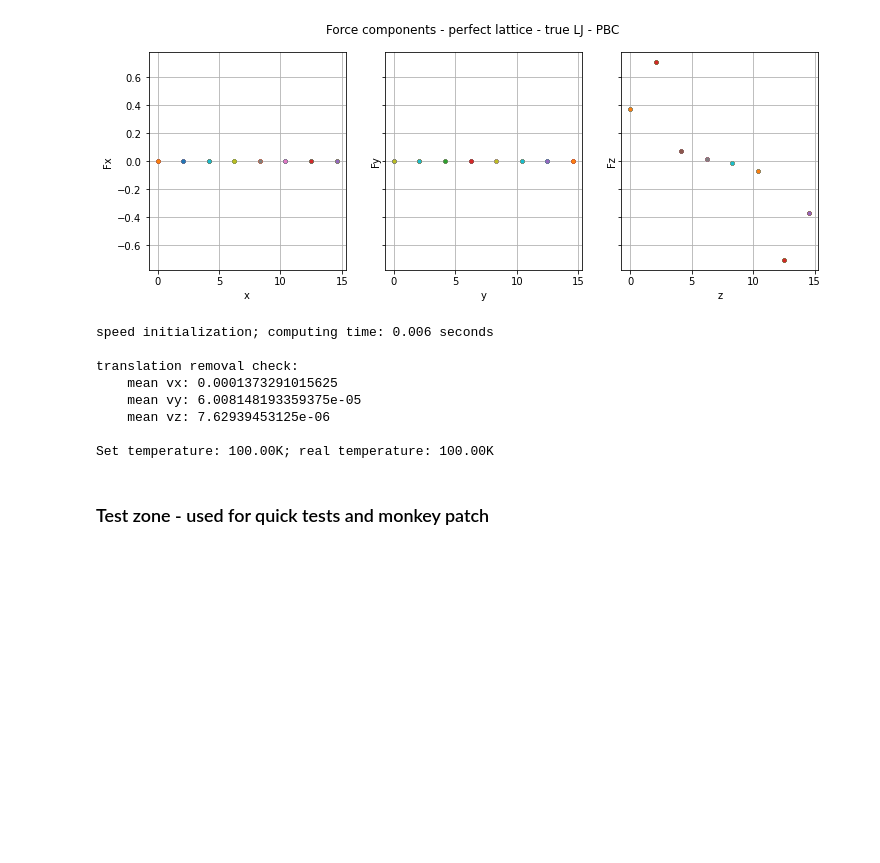
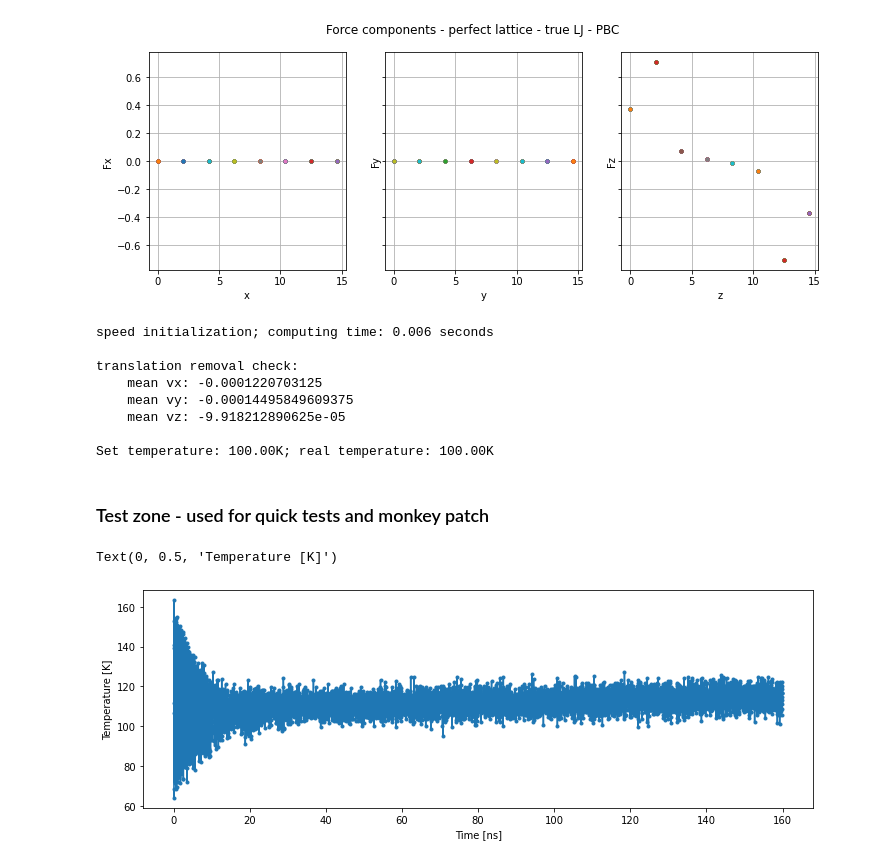
Before and after one commit to demetriomagatti/molecular_dynamics, a Jupyter notebook: molecular_dynamics.ipynb, the cells around one changed output. Saved outputs shown, nothing was run; the diff lists cells and outputs as text; code cells hidden in the pictures; blank space fills up the shorter version.

```diff
--- a/molecular_dynamics.ipynb
+++ b/molecular_dynamics.ipynb
@@ -150,10 +150,6 @@ v2 = vx**2 + vy**2  + vz**2
 Ekin = 0.5*m_ag*np.sum(v2)
 Tkin = 2*Ekin/(3*n_atoms*kb)
 
-Ix = np.sum(vy*z-vz*y)
-Iy = np.sum(vz*x-vx*z)
-Iz = np.sum(vx*y-vy*x)
-
 print('translation removal check:')
 print(f'    mean vx: {np.mean(vx)}')
 print(f'    mean vy: {np.mean(vy)}')
@@ -163,10 +159,17 @@ print(f'Set temperature: {T:.2f}K; real temperature: {Tkin:.2f}K')
 speed initialization; computing time: 0.006 seconds
 
 translation removal check:
-    mean vx: 0.0001373291015625
-    mean vy: 6.008148193359375e-05
-    mean vz: 7.62939453125e-06
+    mean vx: -0.0001220703125
+    mean vy: -0.00014495849609375
+    mean vz: -9.918212890625e-05
 
 Set temperature: 100.00K; real temperature: 100.00K
 # %% [markdown]
 ### Test zone - used for quick tests and monkey patch
+# %%
+timelenght = 160e-12
+timestep = 2.5e-14
+steps = int(timelenght/timestep)
+time_array = np.arange(timestep,timelenght,timestep)
+Temp_array = []
+energy_array = []
@@ -172,0 +190,41 @@ Set temperature: 100.00K; real temperature: 100.00K
+# %%
+for i in tqdm(range(0,steps)):
+    new_x,new_y,new_z = evolution.make_a_move(x,y,z,vx,vy,vz,ax,ay,az,timestep)
+    lattice = n_atoms,sx,sy,sz,new_x,new_y,new_z
+    mask, distance = basic.find_neighbours(*lattice, PBC=False)
+    new_Fx,new_Fy,new_Fz = interaction.calc_force(n_atoms,sx,sy,sz,new_x,new_y,new_z,distance,PBC=False)
+    new_ax,new_ay,new_az = interaction.calc_acceleration(new_Fx,new_Fy,new_Fz)
+    new_vx,new_vy,new_vz = evolution.update_velocity(vx,vy,vz,ax,ay,az,new_ax,new_ay,new_az,timestep)
+    v2 = new_vx**2 + new_vy**2  + new_vz**2
+    E_kin = 0.5*m_ag*np.sum(v2)
+    T_kin = 2*E_kin/(3*n_atoms*kb)
+    E_pot = interaction.lennard_jones(distances)
+    E_tot = E_kin + E_pot
+    ###
+    Temp_array.append(T_kin)
+    energy_array.append(E_tot)
+    ###
+    x,y,z = new_x,new_y,new_z
+    vx,vy,vz = new_vx,new_vy,new_vz
+    ax,ay,az = new_ax,new_ay,new_az
+    all_x.append(x)
+    all_y.append(y)
+    all_z.append(z)
+    all_vz.append(vz)
+    all_az.append(az)
+
+Temp_array = np.asarray(Temp_array)
+energy_array = np.asarray(energy_array)
+T_mean = np.mean(Temp_array)
+E_mean = np.mean(energy_array)
+T_var = np.var(Temp_array)
+E_var = np.var(energy_array)
+# %%
+fig,axs = plt.subplots(1,1,sharey=True,figsize=(12,4))
+
+axs.plot(time_array*1e12,Temp_array,'.-')
+axs.set_xlabel('Time [ns]')
+axs.set_ylabel('Temperature [K]')
+# %% [output]
+Text(0, 0.5, 'Temperature [K]')
+[figure, added]
```
Also changed, not shown: parts of 5 cells of this notebook, 4 other files.
